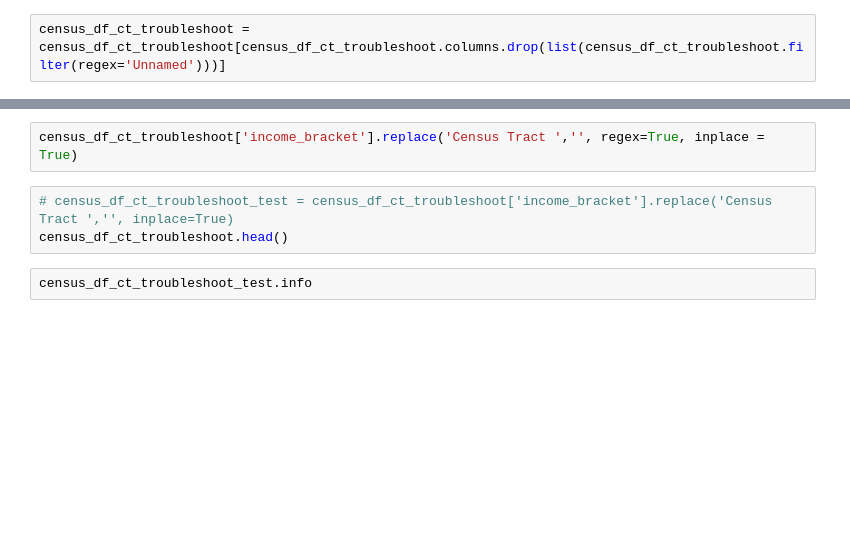
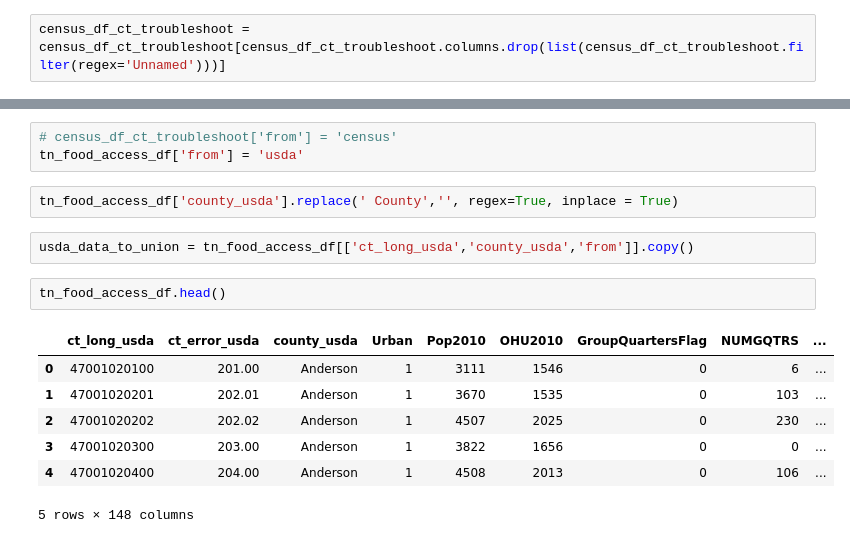
Before and after one commit to marthahunter/food-access, a Jupyter notebook: notebooks/2_food_access_census_tract_issue.ipynb, the cells around one changed output, grey strips where cells are left out. Drawn from its saved outputs; the diff is of its cells as text; blank space fills up the shorter version.

```diff
--- a/notebooks/2_food_access_census_tract_issue.ipynb
+++ b/notebooks/2_food_access_census_tract_issue.ipynb
@@ -90,7 +234,17 @@ ISSUE HERE: why is this not just editing the entire dataframe?
+# %%
+# census_df_ct_troubleshoot['from'] = 'census'
+tn_food_access_df['from'] = 'usda'
 # %%
-census_df_ct_troubleshoot['income_bracket'].replace('Census Tract ','', regex=True, inplace = True)
+tn_food_access_df['county_usda'].replace(' County','', regex=True, inplace = True)
-# %%
-# census_df_ct_troubleshoot_test = census_df_ct_troubleshoot['income_bracket'].replace('Census Tract ','', inplace=True)
-census_df_ct_troubleshoot.head()
-# %%
-census_df_ct_troubleshoot_test.info
+# %%
+usda_data_to_union = tn_food_access_df[['ct_long_usda','county_usda','from']].copy()
+# %%
+tn_food_access_df.head()
+# %% [output]
+|  | ct_long_usda | ct_error_usda | county_usda | Urban | Pop2010 | OHU2010 | GroupQuartersFlag | NUMGQTRS | ... |
+| 0 | 47001020100 | 201.00 | Anderson | 1 | 3111 | 1546 | 0 | 6 | ... |
+| 1 | 47001020201 | 202.01 | Anderson | 1 | 3670 | 1535 | 0 | 103 | ... |
+| 2 | 47001020202 | 202.02 | Anderson | 1 | 4507 | 2025 | 0 | 230 | ... |
+| 3 | 47001020300 | 203.00 | Anderson | 1 | 3822 | 1656 | 0 | 0 | ... |
+| 4 | 47001020400 | 204.00 | Anderson | 1 | 4508 | 2013 | 0 | 106 | ... |
+5 rows × 148 columns
```
Also changed, not shown: parts of 38 cells of this notebook.
